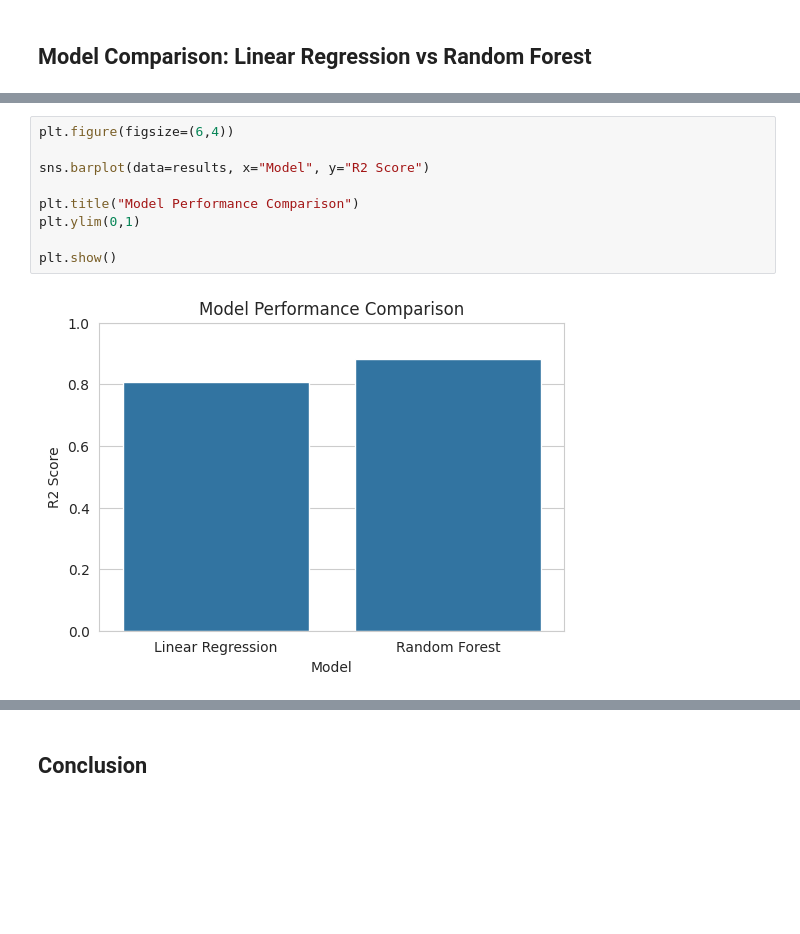
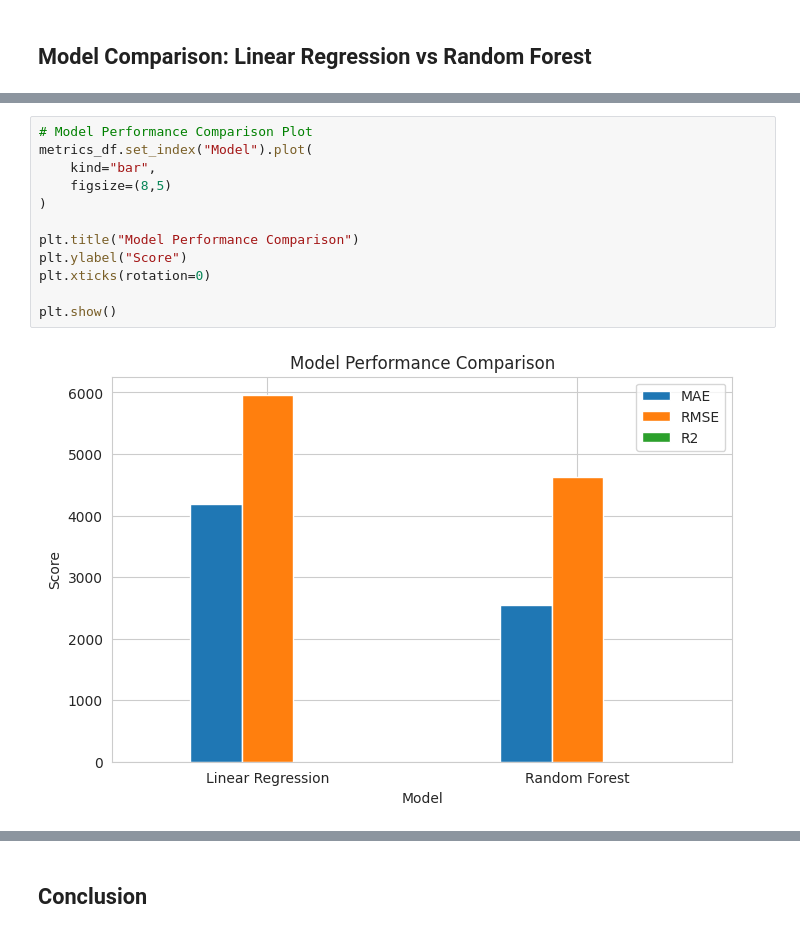
Before and after one commit to Yasir-Aladwani/medical-insurance-cost-analysis, a Jupyter notebook: medical_insurance_cost_analysis.ipynb, the cells around one changed output, grey strips where cells are left out. Saved outputs shown, nothing was run; the diff lists cells and outputs as text; blank space fills up the shorter version.

```diff
--- a/medical_insurance_cost_analysis.ipynb
+++ b/medical_insurance_cost_analysis.ipynb
@@ -494,11 +505,14 @@ results
-# %%
-plt.figure(figsize=(6,4))
-
-sns.barplot(data=results, x="Model", y="R2 Score")
-
-plt.title("Model Performance Comparison")
-plt.ylim(0,1)
-
-plt.show()
-# %% [output]
-[figure, removed]
+# %%
+# Model Performance Comparison Plot
+metrics_df.set_index("Model").plot(
+    kind="bar",
+    figsize=(8,5)
+)
+
+plt.title("Model Performance Comparison")
+plt.ylabel("Score")
+plt.xticks(rotation=0)
+
+plt.show()
+# %% [output]
+[figure, added]
```
Also changed, not shown: parts of 6 cells of this notebook.
